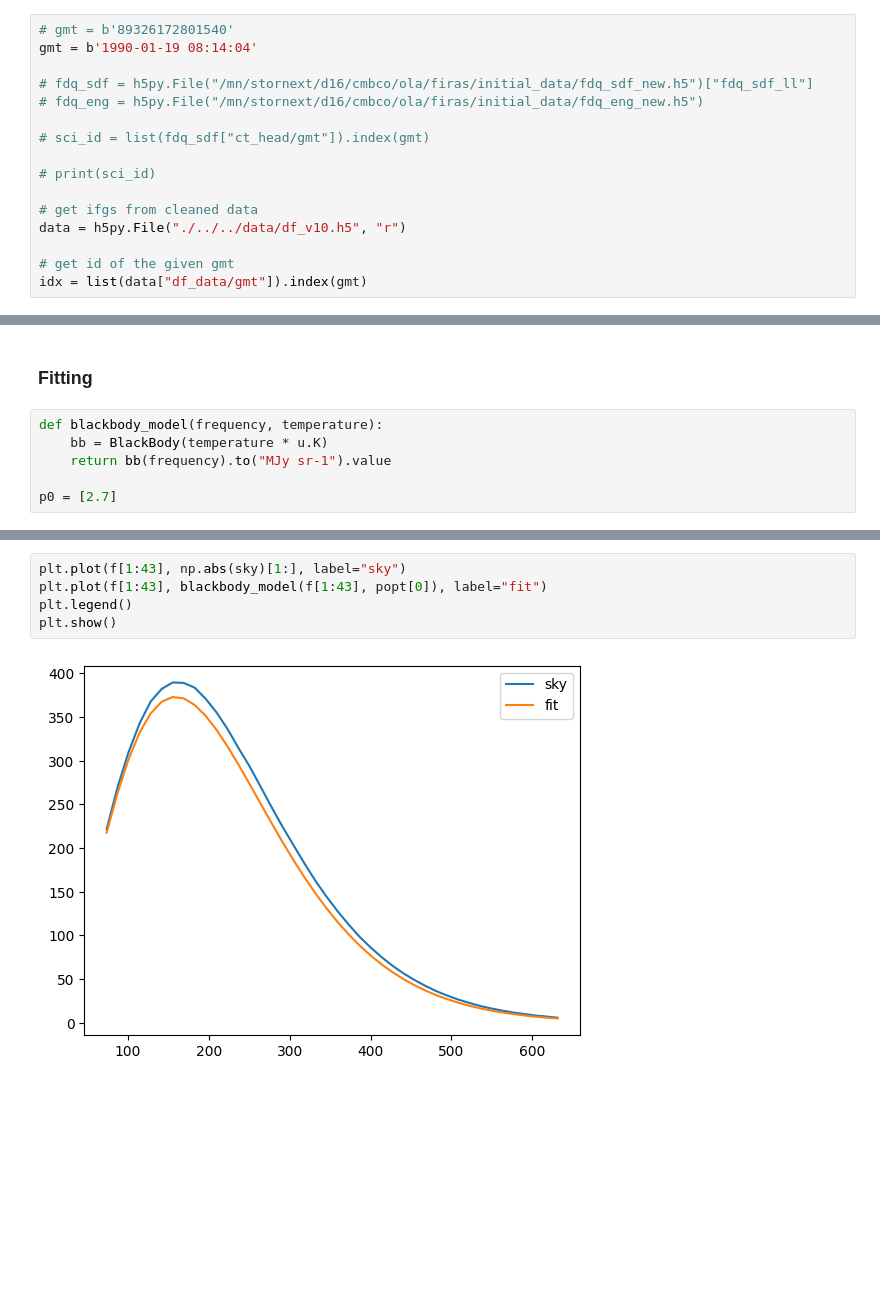
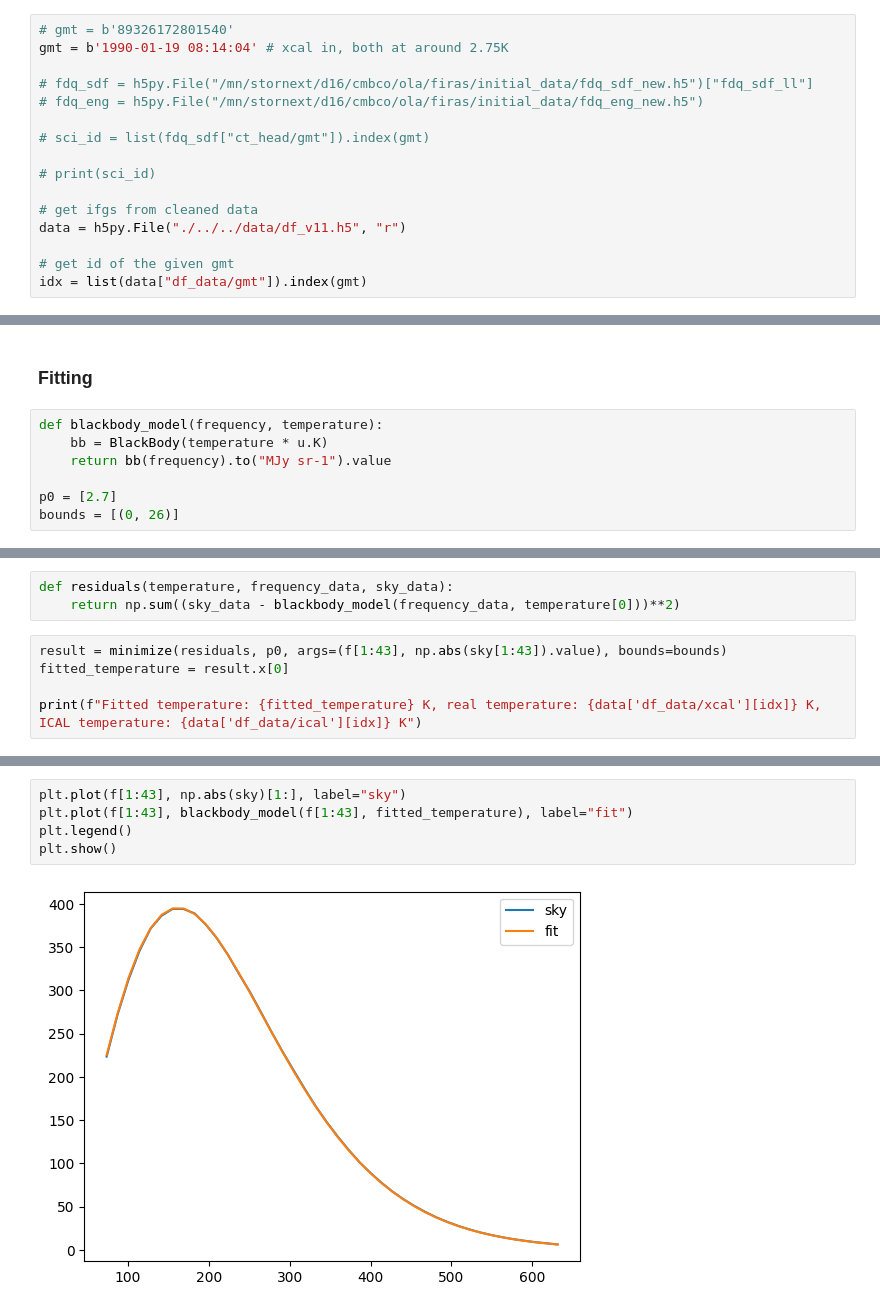
Before and after one commit to Cosmoglobe/FIRAS-Pass5, a Jupyter notebook: commander3/todscripts/firas/src/eda/produce_spectra.ipynb, the cells around one changed output, grey strips where cells are left out. Cells and saved outputs as stored; diff of their text form; blank space fills up the shorter version.

Commit message:
fixed temperature fitting problem

```diff
--- a/commander3/todscripts/firas/src/eda/produce_spectra.ipynb
+++ b/commander3/todscripts/firas/src/eda/produce_spectra.ipynb
@@ -31,7 +31,7 @@ print(max(x))
 Get interferograms
 # %%
 # gmt = b'89326172801540'
-gmt = b'1990-01-19 08:14:04'
+gmt = b'1990-01-19 08:14:04' # xcal in, both at around 2.75K
 
 # fdq_sdf = h5py.File("/mn/stornext/d16/cmbco/ola/firas/initial_data/fdq_sdf_new.h5")["fdq_sdf_ll"]
 # fdq_eng = h5py.File("/mn/stornext/d16/cmbco/ola/firas/initial_data/fdq_eng_new.h5")
@@ -41,7 +41,7 @@ gmt = b'1990-01-19 08:14:04'
 # print(sci_id)
 
 # get ifgs from cleaned data
-data = h5py.File("./../../data/df_v10.h5", "r")
+data = h5py.File("./../../data/df_v11.h5", "r")
 
 # get id of the given gmt
 idx = list(data["df_data/gmt"]).index(gmt)
@@ -656,6 +654,7 @@ def blackbody_model(frequency, temperature):
     return bb(frequency).to("MJy sr-1").value
 
 p0 = [2.7]
+bounds = [(0, 26)]
 # %%
 plt.plot(f[1:43], np.abs(sky[1:]), label="sky") # plotting the amplitude spectrum
 plt.plot(f[1:43], blackbody_model(f[1:43], p0[0]), label="initial guess")
@@ -682,0 +672,8 @@ Fitted temperature: 2.7 K
+# %%
+def residuals(temperature, frequency_data, sky_data):
+    return np.sum((sky_data - blackbody_model(frequency_data, temperature[0]))**2)
+# %%
+result = minimize(residuals, p0, args=(f[1:43], np.abs(sky[1:43]).value), bounds=bounds)
+fitted_temperature = result.x[0]
+
+print(f"Fitted temperature: {fitted_temperature} K, real temperature: {data['df_data/xcal'][idx]} K, ICAL temperature: {data['df_data/ical'][idx]} K")
@@ -683,7 +682,7 @@ Fitted temperature: 2.7 K
 # %%
 plt.plot(f[1:43], np.abs(sky)[1:], label="sky")
-plt.plot(f[1:43], blackbody_model(f[1:43], popt[0]), label="fit")
+plt.plot(f[1:43], blackbody_model(f[1:43], fitted_temperature), label="fit")
 plt.legend()
 plt.show()
 # %% [output]
-[figure, old version]
+[figure, new version]
```
Also changed, not shown: parts of 9 cells of this notebook, 2 other files.
